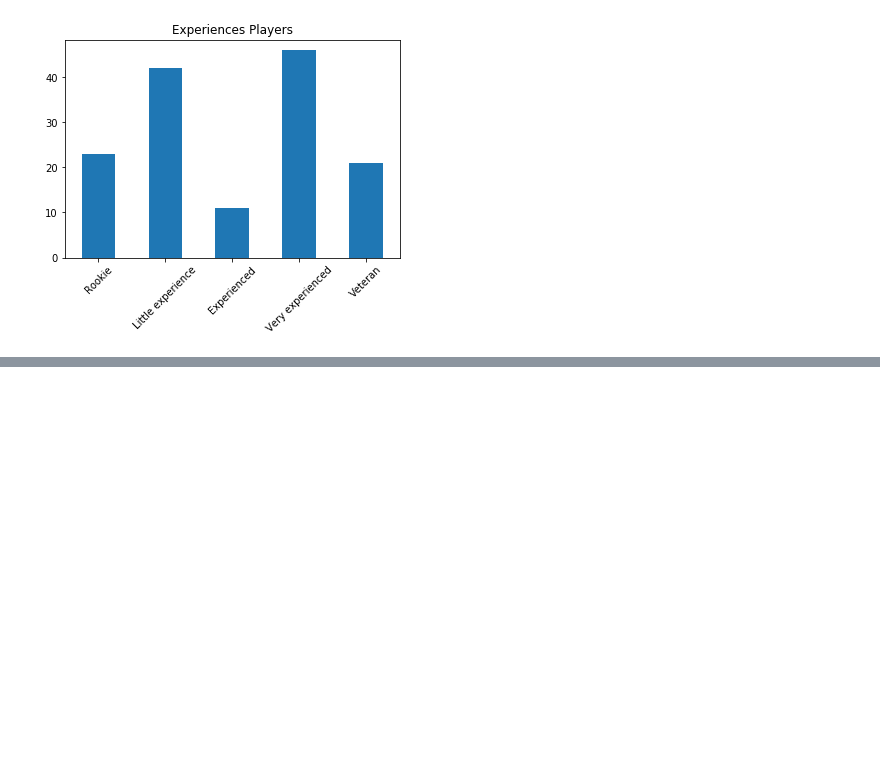
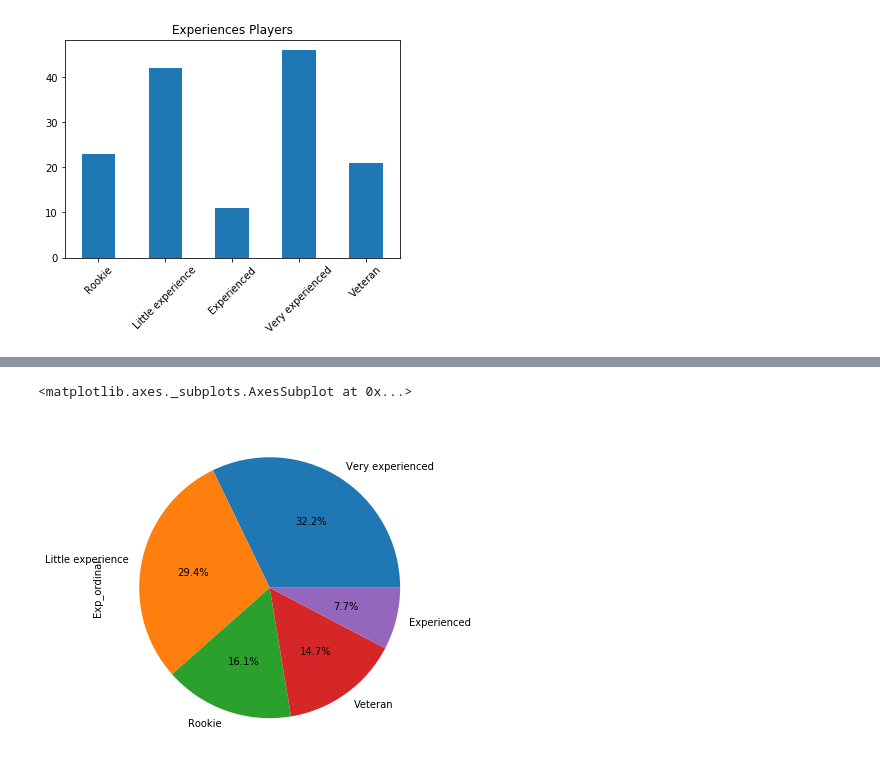
Before and after one commit to dnlsyfq/py_statistics, a Jupyter notebook: StatisticsChap3.ipynb, the cells around one changed output, grey strips where cells are left out. Drawn from its saved outputs; the diff is of its cells as text; code cells hidden in the pictures; blank space fills up the shorter version.

```diff
--- a/StatisticsChap3.ipynb
+++ b/StatisticsChap3.ipynb
@@ -50,0 +59,6 @@ plot.bar(title='Experiences Players',rot=45)
+# %%
+exp_percent = df['Exp_ordinal'].value_counts(normalize=True)*100
+exp_percent.plot.pie(figsize=(6,6),autopct='%.1f%%')
+# %% [output]
+<matplotlib.axes._subplots.AxesSubplot at 0x...>
+[figure, added]
```
Also changed, not shown: parts of 14 cells of this notebook.
